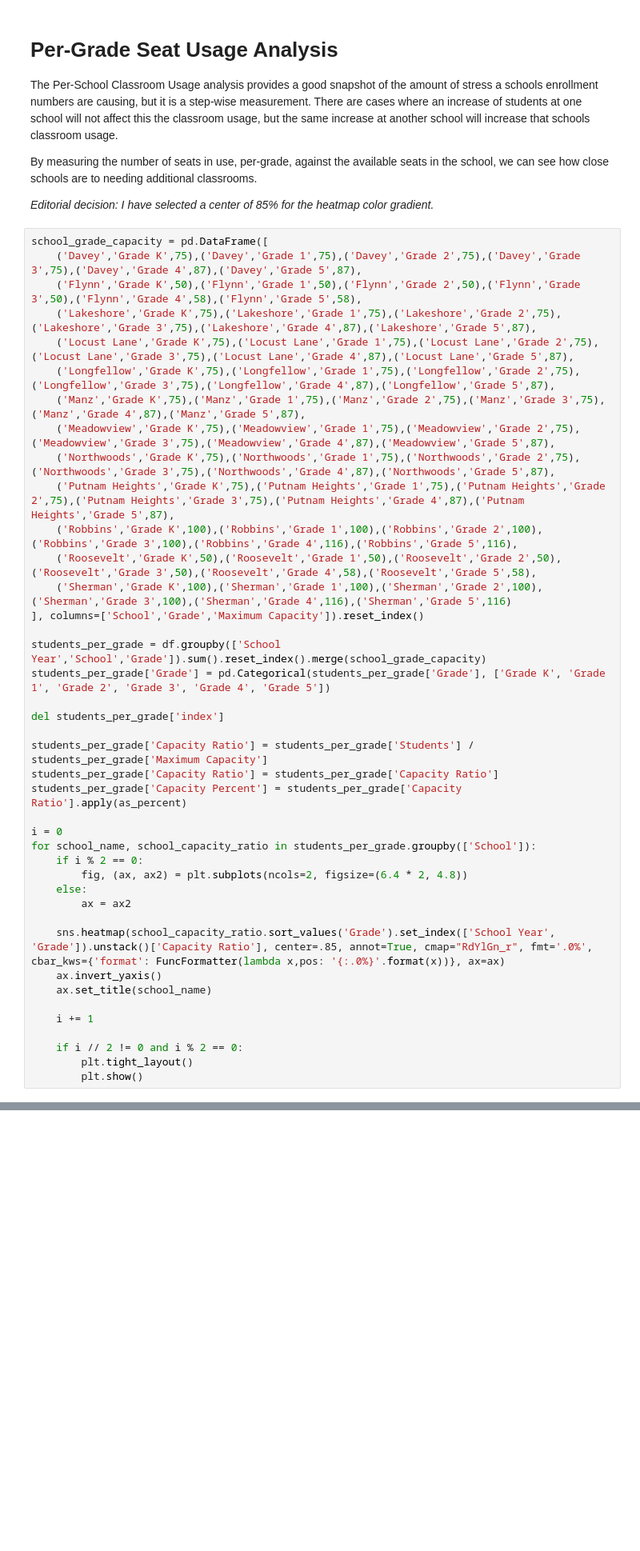
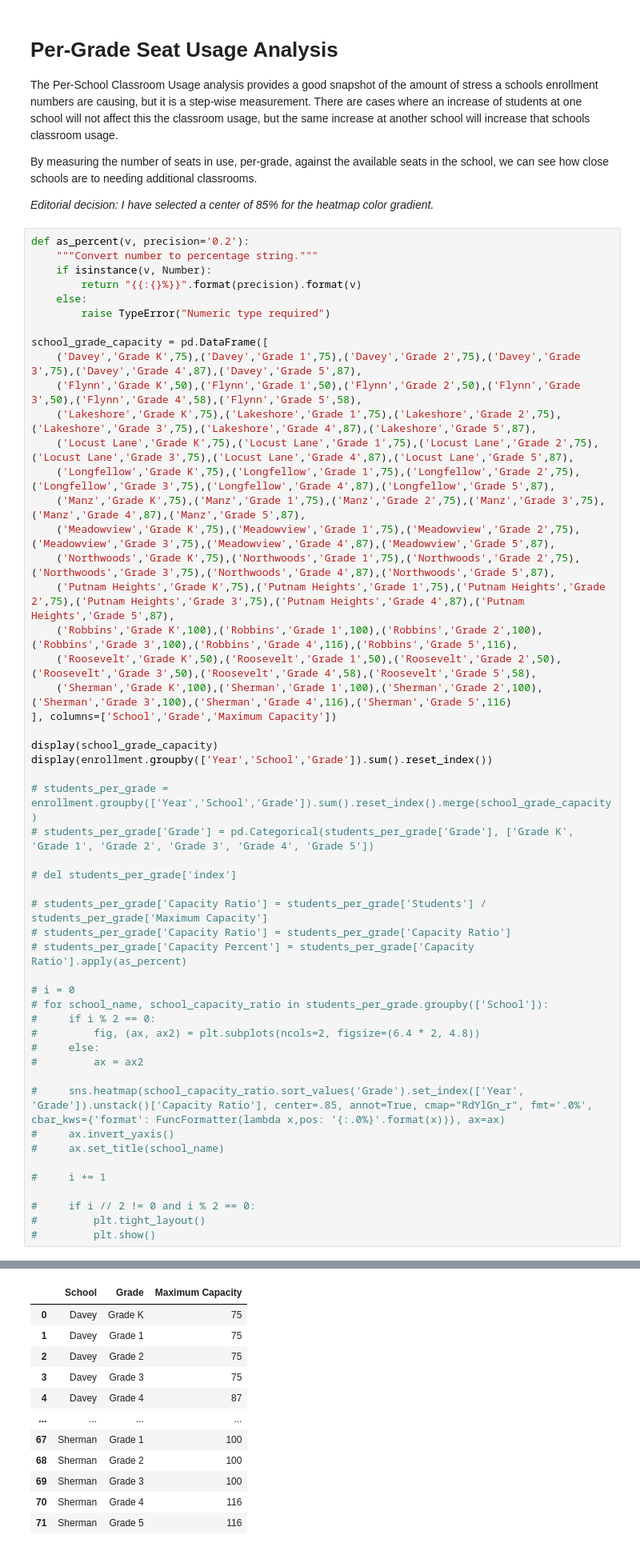
Before and after one commit to toxygene/ecasd-enrollment, a Jupyter notebook: Enrollment Data Analysis.ipynb, the cells around one changed output, grey strips where cells are left out. Shown at 80% size. Drawn from its saved outputs; the diff is of its cells as text; blank space fills up the shorter version.

```diff
--- a/Enrollment Data Analysis.ipynb
+++ b/Enrollment Data Analysis.ipynb
@@ -175,6 +195,13 @@ By measuring the number of seats in use, per-grade, against the available seats
 
 *Editorial decision: I have selected a center of 85% for the heatmap color gradient.*
 # %%
+def as_percent(v, precision='0.2'):
+    """Convert number to percentage string."""
+    if isinstance(v, Number):
+        return "{{:{}%}}".format(precision).format(v)
+    else:
+        raise TypeError("Numeric type required")
+
 school_grade_capacity = pd.DataFrame([
     ('Davey','Grade K',75),('Davey','Grade 1',75),('Davey','Grade 2',75),('Davey','Grade 3',75),('Davey','Grade 4',87),('Davey','Grade 5',87),
     ('Flynn','Grade K',50),('Flynn','Grade 1',50),('Flynn','Grade 2',50),('Flynn','Grade 3',50),('Flynn','Grade 4',58),('Flynn','Grade 5',58),
@@ -188,31 +215,34 @@ school_grade_capacity = pd.DataFrame([
     ('Robbins','Grade K',100),('Robbins','Grade 1',100),('Robbins','Grade 2',100),('Robbins','Grade 3',100),('Robbins','Grade 4',116),('Robbins','Grade 5',116),
     ('Roosevelt','Grade K',50),('Roosevelt','Grade 1',50),('Roosevelt','Grade 2',50),('Roosevelt','Grade 3',50),('Roosevelt','Grade 4',58),('Roosevelt','Grade 5',58),
     ('Sherman','Grade K',100),('Sherman','Grade 1',100),('Sherman','Grade 2',100),('Sherman','Grade 3',100),('Sherman','Grade 4',116),('Sherman','Grade 5',116)
-], columns=['School','Grade','Maximum Capacity']).reset_index()
+], columns=['School','Grade','Maximum Capacity'])
 
-students_per_grade = df.groupby(['School Year','School','Grade']).sum().reset_index().merge(school_grade_capacity)
-students_per_grade['Grade'] = pd.Categorical(students_per_grade['Grade'], ['Grade K', 'Grade 1', 'Grade 2', 'Grade 3', 'Grade 4', 'Grade 5'])
+display(school_grade_capacity)
+display(enrollment.groupby(['Year','School','Grade']).sum().reset_index())
 
-del students_per_grade['index']
+# students_per_grade = enrollment.groupby(['Year','School','Grade']).sum().reset_index().merge(school_grade_capacity)
+# students_per_grade['Grade'] = pd.Categorical(students_per_grade['Grade'], ['Grade K', 'Grade 1', 'Grade 2', 'Grade 3', 'Grade 4', 'Grade 5'])
 
-students_per_grade['Capacity Ratio'] = students_per_grade['Students'] / students_per_grade['Maximum Capacity']
-students_per_grade['Capacity Ratio'] = students_per_grade['Capacity Ratio']
-students_per_grade['Capacity Percent'] = students_per_grade['Capacity Ratio'].apply(as_percent)
+# del students_per_grade['index']
 
-i = 0
-for school_name, school_capacity_ratio in students_per_grade.groupby(['School']):
-    if i % 2 == 0:
-        fig, (ax, ax2) = plt.subplots(ncols=2, figsize=(6.4 * 2, 4.8))
-    else:
-        ax = ax2
+# students_per_grade['Capacity Ratio'] = students_per_grade['Students'] / students_per_grade['Maximum Capacity']
+# students_per_grade['Capacity Ratio'] = students_per_grade['Capacity Ratio']
+# students_per_grade['Capacity Percent'] = students_per_grade['Capacity Ratio'].apply(as_percent)
 
-    sns.heatmap(school_capacity_ratio.sort_values('Grade').set_index(['School Year', 'Grade']).unstack()['Capacity Ratio'], center=.85, annot=True, cmap="RdYlGn_r", fmt='.0%', cbar_kws={'format': FuncFormatter(lambda x,pos: '{:.0%}'.format(x))}, ax=ax)
-    ax.invert_yaxis()
-    ax.set_title(school_name)
+# i = 0
+# for school_name, school_capacity_ratio in students_per_grade.groupby(['School']):
+#     if i % 2 == 0:
+#         fig, (ax, ax2) = plt.subplots(ncols=2, figsize=(6.4 * 2, 4.8))
+#     else:
+#         ax = ax2
 
-    i += 1
+#     sns.heatmap(school_capacity_ratio.sort_values('Grade').set_index(['Year', 'Grade']).unstack()['Capacity Ratio'], center=.85, annot=True, cmap="RdYlGn_r", fmt='.0%', cbar_kws={'format': FuncFormatter(lambda x,pos: '{:.0%}'.format(x))}, ax=ax)
+#     ax.invert_yaxis()
+#     ax.set_title(school_name)
 
-    if i // 2 != 0 and i % 2 == 0:
-        plt.tight_layout()
-        plt.show()
+#     i += 1
+
+#     if i // 2 != 0 and i % 2 == 0:
+#         plt.tight_layout()
+#         plt.show()
 # %% [output]
@@ -224,0 +249,12 @@ for school_name, school_capacity_ratio in students_per_grade.groupby(['School'])
+|  | School | Grade | Maximum Capacity |
+| 0 | Davey | Grade K | 75 |
+| 1 | Davey | Grade 1 | 75 |
+| 2 | Davey | Grade 2 | 75 |
+| 3 | Davey | Grade 3 | 75 |
+| 4 | Davey | Grade 4 | 87 |
+| ... | ... | ... | ... |
+| 67 | Sherman | Grade 1 | 100 |
+| 68 | Sherman | Grade 2 | 100 |
+| 69 | Sherman | Grade 3 | 100 |
+| 70 | Sherman | Grade 4 | 116 |
+| 71 | Sherman | Grade 5 | 116 |
```
Also changed, not shown: parts of 6 cells of this notebook, 12 other files.
